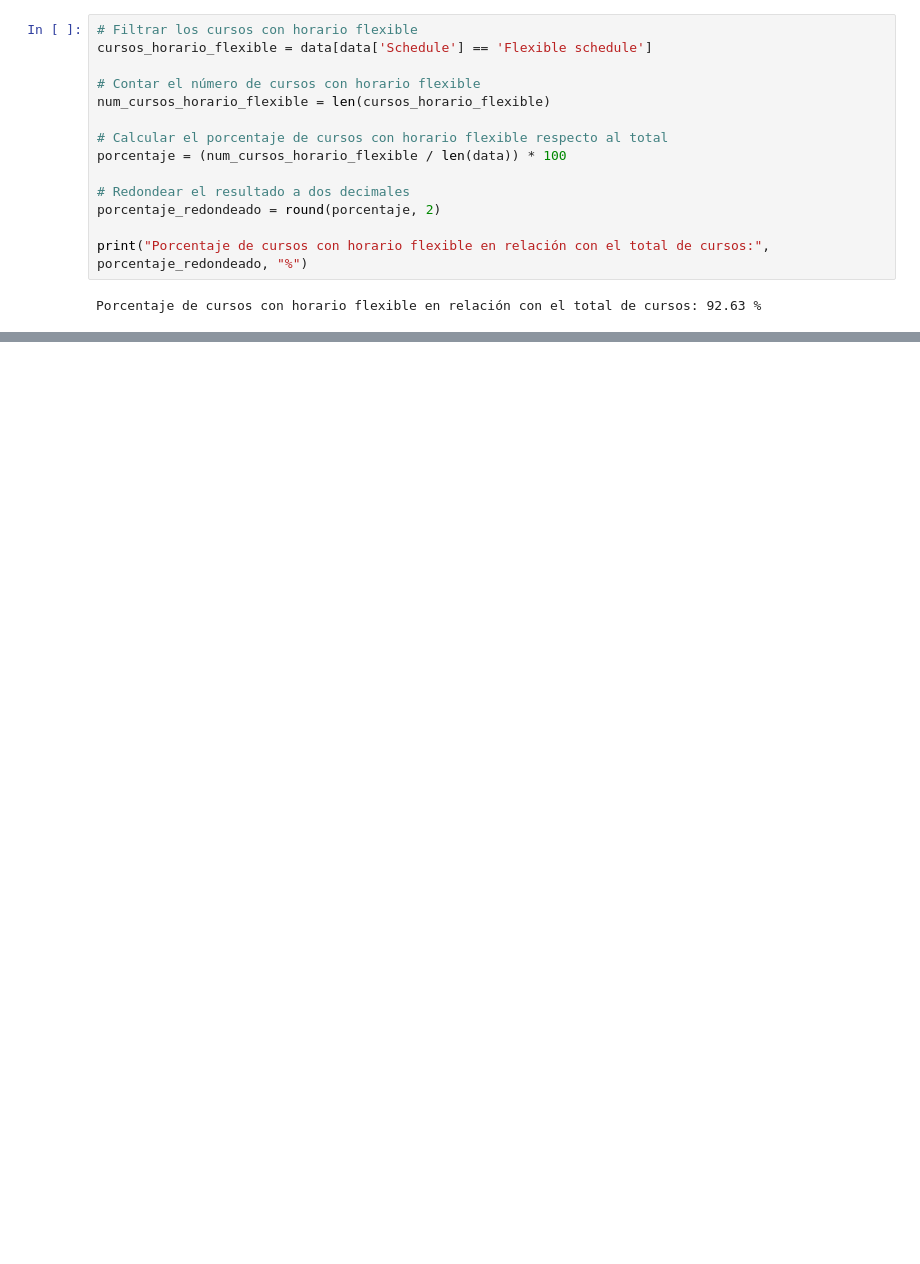
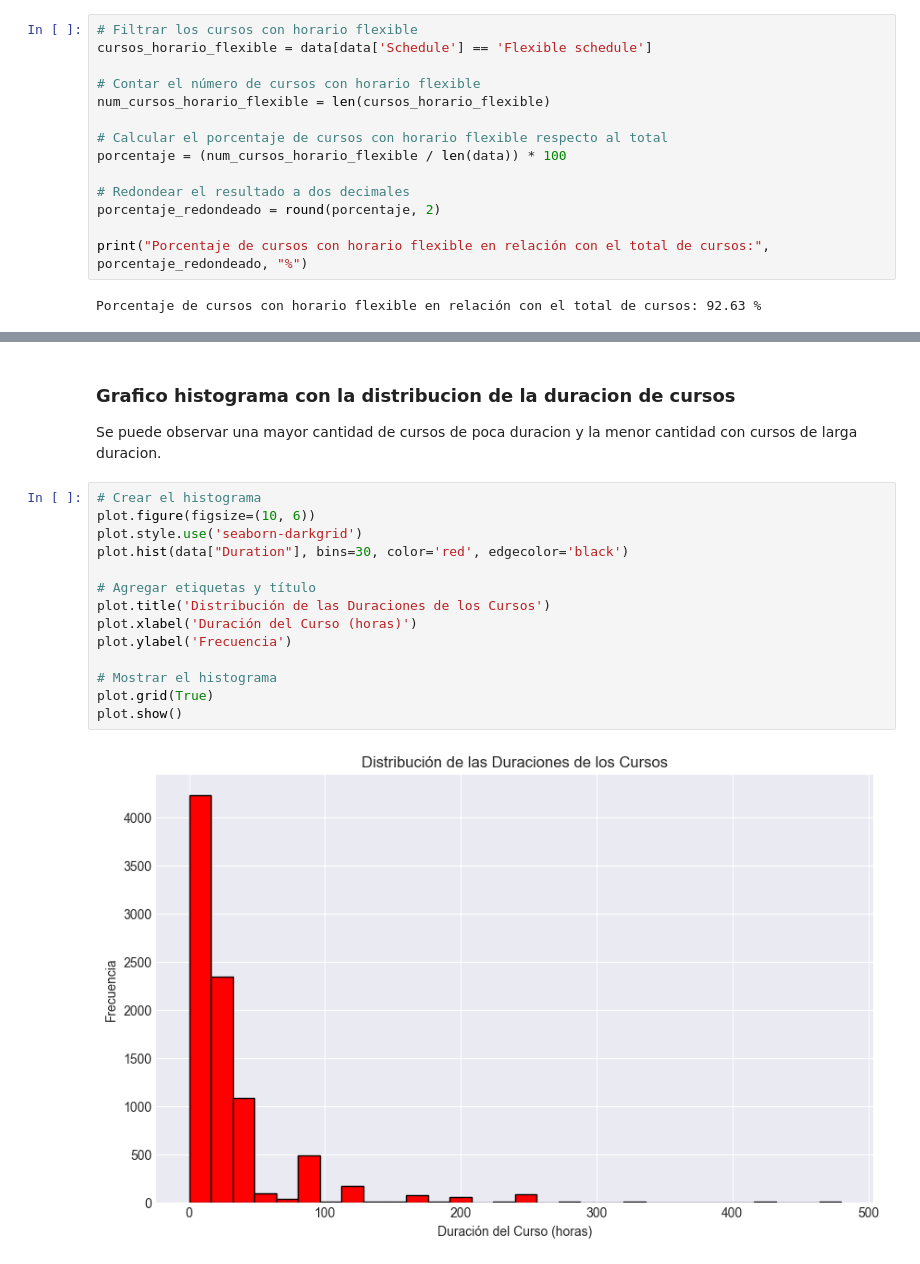
Before and after one commit to LuisBarrera23/SS2Practica2_202010223, a Jupyter notebook: main.ipynb, the cells around one changed output, grey strips where cells are left out. Drawn from its saved outputs; the diff is of its cells as text; blank space fills up the shorter version.

```diff
--- a/main.ipynb
+++ b/main.ipynb
@@ -196,0 +298,19 @@ print(data[["Course Title", "Duration", "Duration_hours"]])
+# %% [markdown]
+### Grafico histograma con la distribucion de la duracion de cursos
+Se puede observar una mayor cantidad de cursos de poca duracion y la menor cantidad con cursos de larga duracion.
+# %%
+# Crear el histograma
+plot.figure(figsize=(10, 6))
+plot.style.use('seaborn-darkgrid')
+plot.hist(data["Duration"], bins=30, color='red', edgecolor='black')
+
+# Agregar etiquetas y título
+plot.title('Distribución de las Duraciones de los Cursos')
+plot.xlabel('Duración del Curso (horas)')
+plot.ylabel('Frecuencia')
+
+# Mostrar el histograma
+plot.grid(True)
+plot.show()
+# %% [output]
+[figure, added]
```
Also changed, not shown: parts of 28 cells of this notebook.
